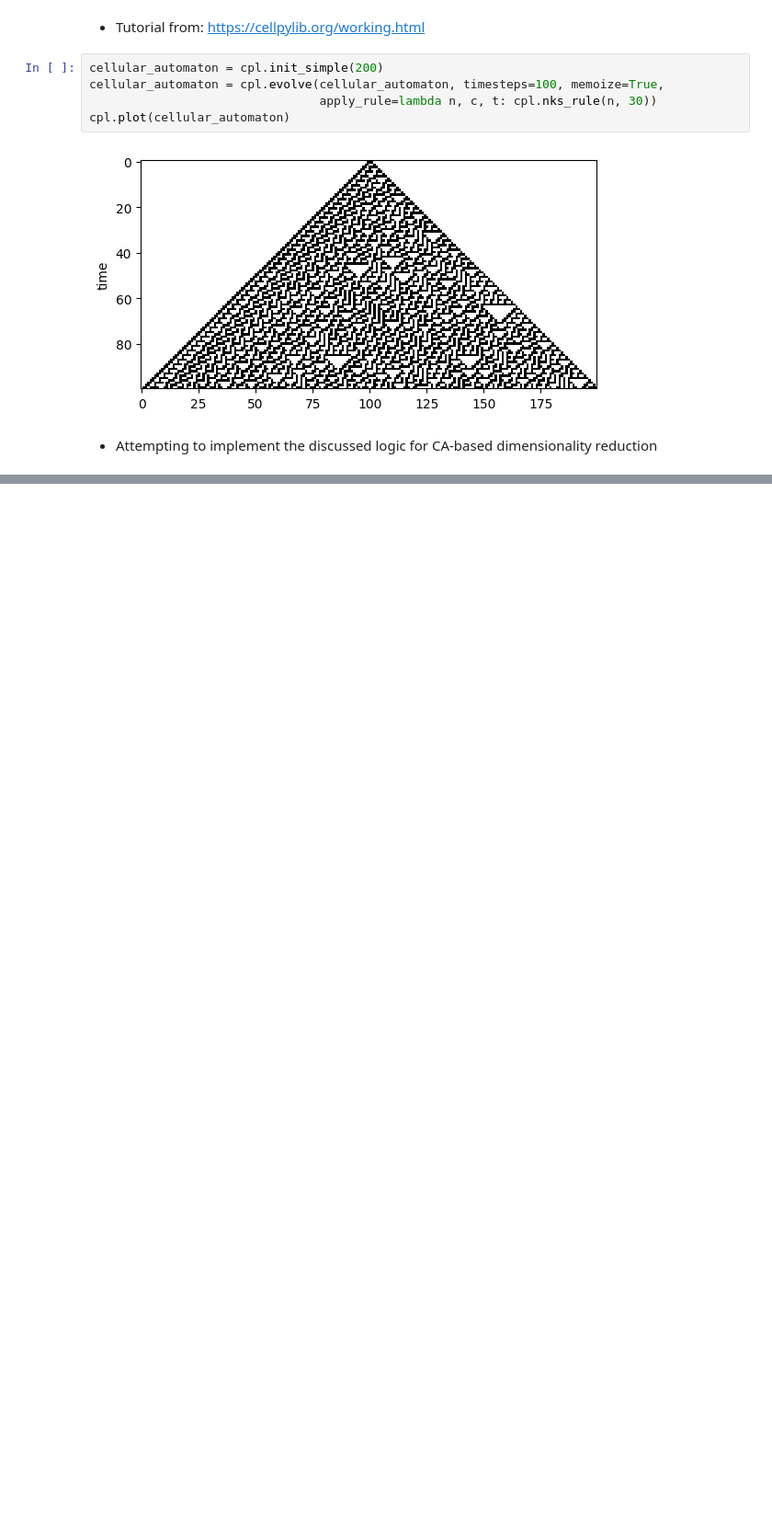
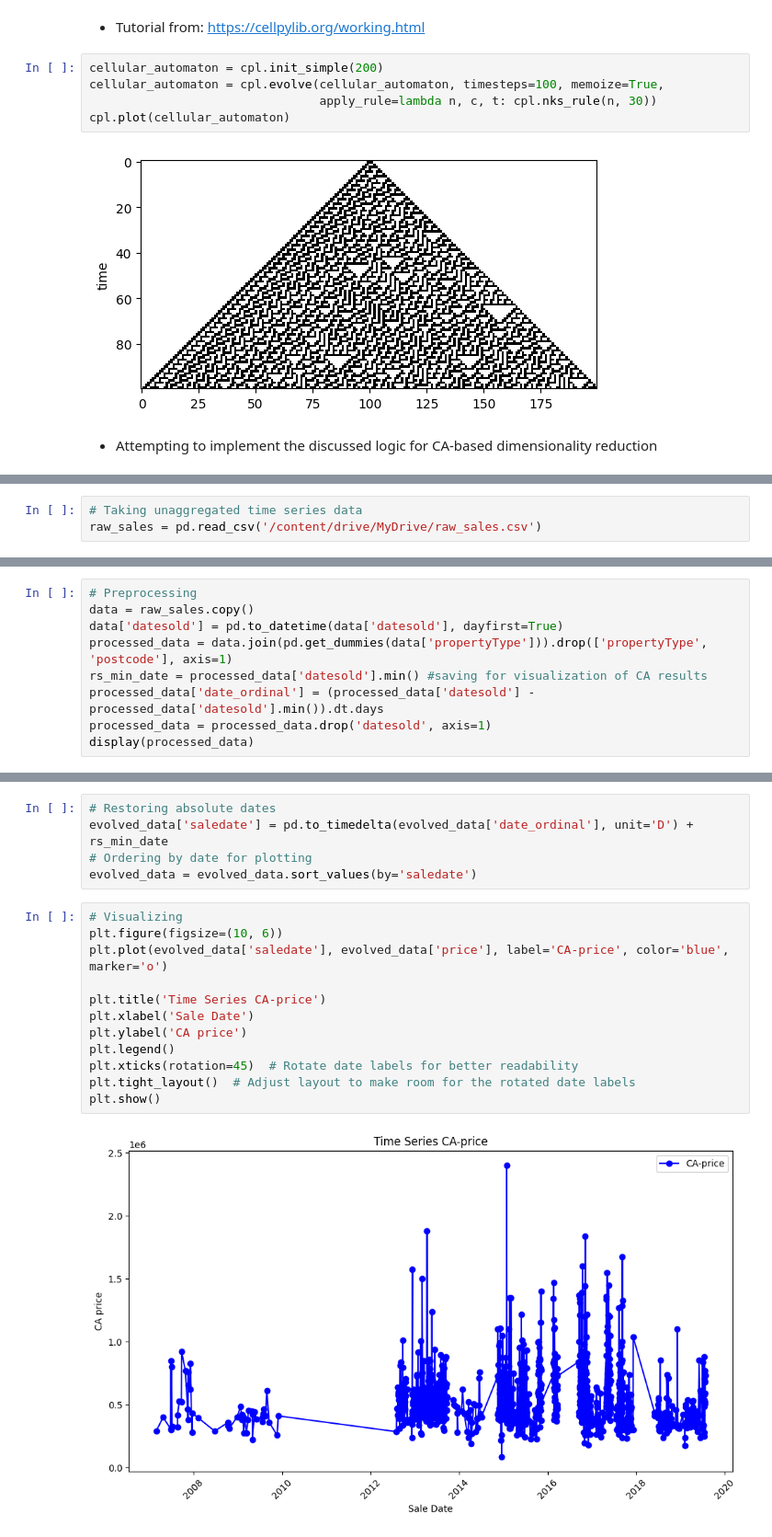
Before and after one commit to omegatro/MSC_CA, a Jupyter notebook: Sandbox/cellpylib.ipynb, the cells around one changed output, grey strips where cells are left out. Shown: that part at 92% size. Cells and saved outputs as stored; diff of their text form; blank space fills up the shorter version.

```diff
--- a/Sandbox/cellpylib.ipynb
+++ b/Sandbox/cellpylib.ipynb
@@ -126,0 +307,3 @@ SD: 2.8905035225816316
+# %%
+# Taking unaggregated time series data
+raw_sales = pd.read_csv('/content/drive/MyDrive/raw_sales.csv')
@@ -126,0 +325,9 @@ SD: 2.8905035225816316
+# %%
+# Preprocessing
+data = raw_sales.copy()
+data['datesold'] = pd.to_datetime(data['datesold'], dayfirst=True)
+processed_data = data.join(pd.get_dummies(data['propertyType'])).drop(['propertyType', 'postcode'], axis=1)
+rs_min_date = processed_data['datesold'].min() #saving for visualization of CA results
+processed_data['date_ordinal'] = (processed_data['datesold'] - processed_data['datesold'].min()).dt.days
+processed_data = processed_data.drop('datesold', axis=1)
+display(processed_data)
@@ -126,0 +416,19 @@ SD: 2.8905035225816316
+# %%
+# Restoring absolute dates
+evolved_data['saledate'] = pd.to_timedelta(evolved_data['date_ordinal'], unit='D') + rs_min_date
+# Ordering by date for plotting
+evolved_data = evolved_data.sort_values(by='saledate')
+# %%
+# Visualizing
+plt.figure(figsize=(10, 6))
+plt.plot(evolved_data['saledate'], evolved_data['price'], label='CA-price', color='blue', marker='o')
+
+plt.title('Time Series CA-price')
+plt.xlabel('Sale Date')
+plt.ylabel('CA price')
+plt.legend()
+plt.xticks(rotation=45)  # Rotate date labels for better readability
+plt.tight_layout()  # Adjust layout to make room for the rotated date labels
+plt.show()
+# %% [output]
+[figure, added]
```
Also changed, not shown: parts of 20 cells of this notebook.
